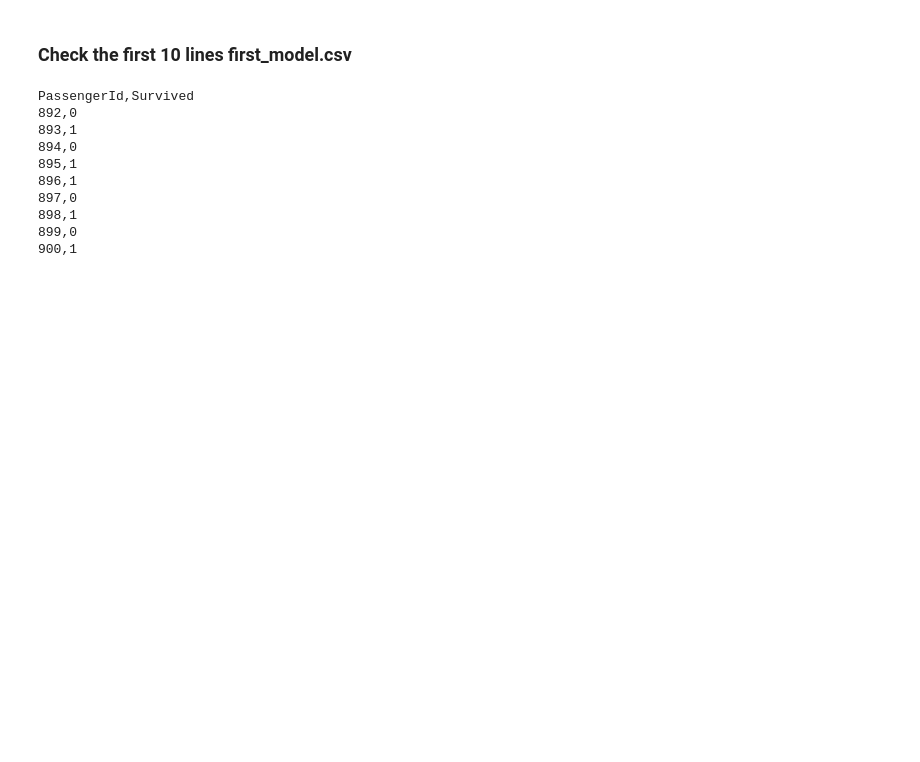
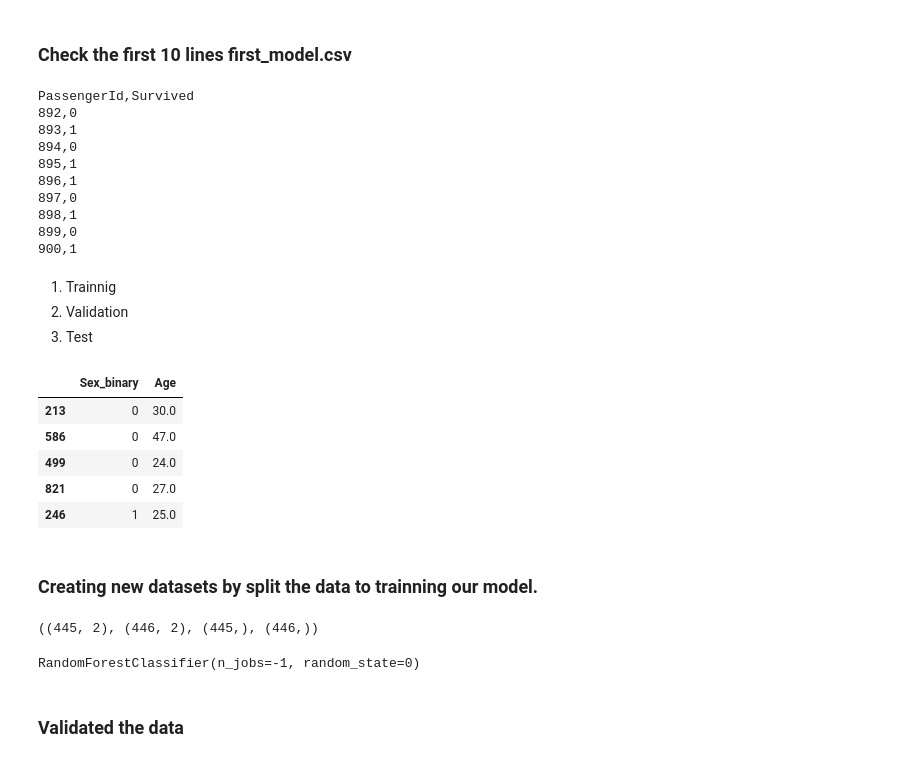
Before and after one commit to Helfstein-one/titanic-competition-ml, a Jupyter notebook: titanic-competition.ipynb, the cells around one changed output. Cells and saved outputs as stored; diff of their text form; code cells hidden in the pictures; blank space fills up the shorter version.

```diff
--- a/titanic-competition.ipynb
+++ b/titanic-competition.ipynb
@@ -199,3 +202,29 @@ PassengerId,Survived
 898,1
 899,0
 900,1
+# %% [markdown]
+1. Trainnig
+2. Validation
+3. Test
+# %%
+np.random.seed(0)
+X_train, X_valid, y_train, y_valid = train_test_split(X, y, test_size=0.5)
+# %%
+X_train.head()
+# %% [output]
+|  | Sex_binary | Age |
+| 213 | 0 | 30.0 |
+| 586 | 0 | 47.0 |
+| 499 | 0 | 24.0 |
+| 821 | 0 | 27.0 |
+| 246 | 1 | 25.0 |
+# %% [markdown]
+### Creating new datasets by split the data to trainning our model.
+# %%
+X_train.shape, X_valid.shape, y_train.shape, y_valid.shape
+# %% [output]
+((445, 2), (446, 2), (445,), (446,))
+# %%
+model.fit(X_train, y_train)
+# %% [output]
+RandomForestClassifier(n_jobs=-1, random_state=0)
@@ -201,0 +233,2 @@ PassengerId,Survived
+# %% [markdown]
+### Validated the data
```
Also changed, not shown: parts of 7 cells of this notebook.
